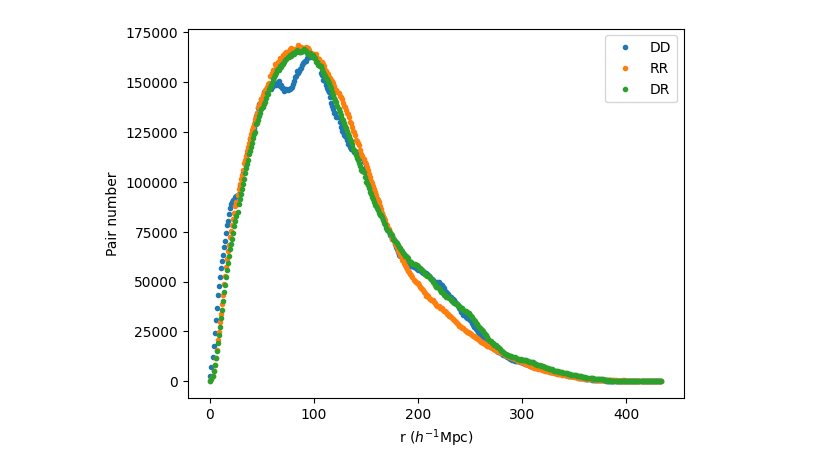
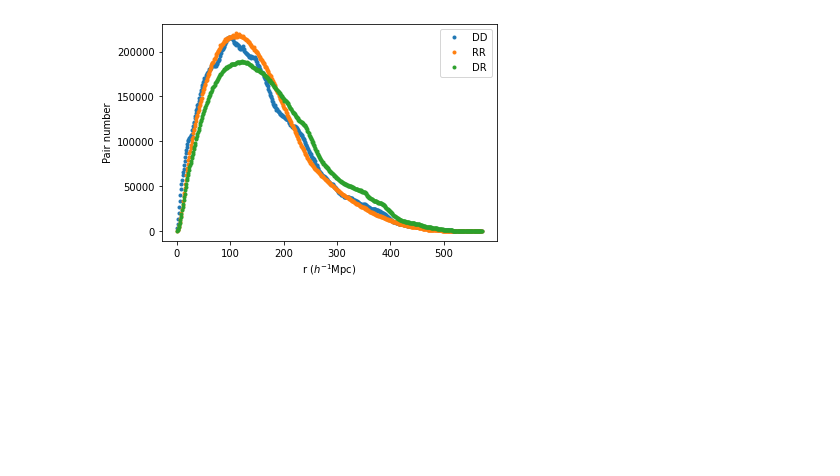
Before and after one commit to carlostp12/tfm, a Jupyter notebook: python/notebook/notebook-2df.ipynb, the cells around one changed output. Cells and saved outputs as stored; diff of their text form; code cells hidden in the pictures; blank space fills up the shorter version.

```diff
--- a/python/notebook/notebook-2df.ipynb
+++ b/python/notebook/notebook-2df.ipynb
@@ -148,14 +114,12 @@ import matplotlib.pyplot as plt
 import math
 
 # Foereach dV we get the same number of galaxies.
-# dV = (ro^2)dr sin(dec) d(ra)  --> para angúlos pequeños sin(dec) ~ dec
-
+# Thats why
 def ro_t(x):
-    """ returns the result of x^2 """
-    #return x**2
+    """ returns the result of x^3/3 """
     return (x**3)*(1/3)
 
-# definimos función para generar el catálogo simulado
+# Fucntion to pass to radians the angles
 def to_radians(angle):
     return angle * math.pi / 180
 
@@ -196,8 +160,6 @@ def simulateCatalog(limits, n_gal, plotRho = False):
         ra = np.random.uniform(low=limits["ra_min"],
                         high=limits["ra_max"], size=n_gal)
 
-        # We come back to equatorial coordinates
-        #ro = (ro3)**(0.5)
         ro = (3*ro3)**(1/3)
 
 
@@ -218,7 +180,7 @@ limits = {'ra_min': ra_min, 'ra_max': ra_sup,
           "dec_min": dec_min, "dec_max": dec_sup,
           "dist_min": min_dist, "dist_max": max_dist}
 
-p_cat = simulateCatalog(limits, len(data), plotRho = False)
+p_cat = simulateCatalog(limits, len(data_sample), plotRho = False)
 print("RA  limits: {}, {}".format(ra_min, ra_sup))
 print("DEC limits: {}, {}".format(dec_min, dec_sup))
 print("DIS limits: {}, {}".format(min_dist, max_dist))
@@ -259,8 +222,9 @@ plt.show()
 # %%
+%%time
 import numpy as np
 from scipy.spatial import KDTree
 
-def calculate_hamilton_estimator(data_coords, random_coords, bins):
+def calculate_hamilton_estimator(data_coords, random_coords, bins, show_plot):
     """
     Calculates the Hamilton estimator for the two-point correlation function.
 
@@ -273,6 +237,7 @@ def calculate_hamilton_estimator(data_coords, random_coords, bins):
     - xi: The Hamilton estimator for each bin.
     - bin_centers: The midpoint of each distance bin.
     """
+    # KDETree creation
     tree_data = KDTree(data_coords)
     tree_random = KDTree(random_coords)
 
@@ -291,34 +256,50 @@ def calculate_hamilton_estimator(data_coords, random_coords, bins):
     N_d = len(data_coords)
     N_r = len(random_coords)
 
+    #All data are normalized: same length
     norm_dd = DD / (N_d * (N_d - 1))
     norm_rr = RR / (N_r * (N_r - 1))
     norm_dr = DR / (N_d * N_r)
+    xis = list()
+    title = ""
+    for i in list(range(4)):
+        # We use a small epsilon to avoid division by zero
+        # Hamilton
+        if i==1:
+            xi = (norm_dd * norm_rr) / (norm_dr**2 + 1e-15) - 1
+            title = 'Hamilton'
+        # Natural
+        if i==0:
+            xi = norm_dd / (norm_rr + 1e-15) - 1
+            title = 'Natural'
+        # David and Peebels
+        if i == 2:
+            xi = norm_dd / (norm_dr + 1e-15) - 1
+            title = 'David and Peebels'
+        # Landy and Szalay
+        if i == 3:
+            xi = (norm_dd - 2 * norm_dr + norm_rr) / (norm_rr + 1e-15)
+            title = 'Landy and Szalay'
+        xis.append({'values': xi, 'title': title})
+    bin_centers = (bins[:-1] + bins[1:]) / 2
 
-    # 5. Calculate Hamilton Estimator: (DD * RR) / (DR^2) - 1
-    # We use a small epsilon to avoid division by zero
-    xi = (norm_dd * norm_rr) / (norm_dr**2 + 1e-15) - 1
+    if show_plot:
+        plt.plot(bin_centers, DD, '.', label='DD')
+        plt.plot(bin_centers, RR, '.', label='RR')
+        plt.plot(bin_centers, DR, '.', label='DR')
+        plt.xlabel(r'r ($h^{-1}$Mpc)')
+        plt.ylabel('Pair number')
+        plt.legend()
 
-    bin_centers = (bins[:-1] + bins[1:]) / 2
-    plt.plot(bin_centers, DD, '.', label='DD')
-    plt.plot(bin_centers, RR, '.', label='RR')
-    plt.plot(bin_centers, DR, '.', label='DR')
-    plt.xlabel(r'r ($h^{-1}$Mpc)')
-    plt.ylabel('Pair number')
-    plt.legend()
-
-    return xi, bin_centers
+    return xis, bin_centers
 
 dr = 1
-# Generamos vectores con las coordenadas
-p = np.column_stack((np.array(data["x"]),
-                 np.array(data["y"]), np.array(data["z"])))
+# Generate coordinates vector
+p = np.column_stack((np.array(data_sample["x"]),
+                 np.array(data_sample["y"]), np.array(data_sample["z"])))
 
 # Bins gneration
-bins = np.arange(min_dist, max_dist, dr)  # generamos intérvalos de distancia
+bins = np.arange(min_dist, max_dist, dr)  # generate distance intervals.
 
-correlation, centers = calculate_hamilton_estimator(p, p_cat, bins)
-
-#print("Bin Centers:", centers)
-#print("Hamilton Estimator:", correlation)
+correlation, centers = calculate_hamilton_estimator(p, p_cat, bins, True)
 # %% [output]
@@ -325,2 +307,2 @@ correlation, centers = calculate_hamilton_estimator(p, p_cat, bins)
-[figure, old version]
+[figure, new version]
 # %%
```
Also changed, not shown: parts of 26 cells of this notebook, 16 other files.
